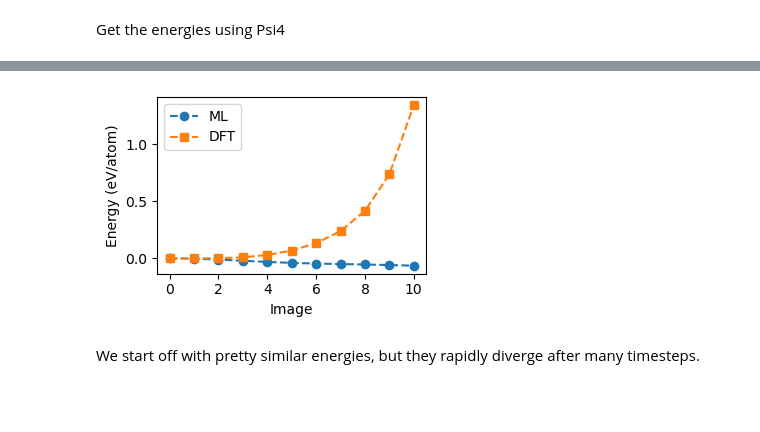
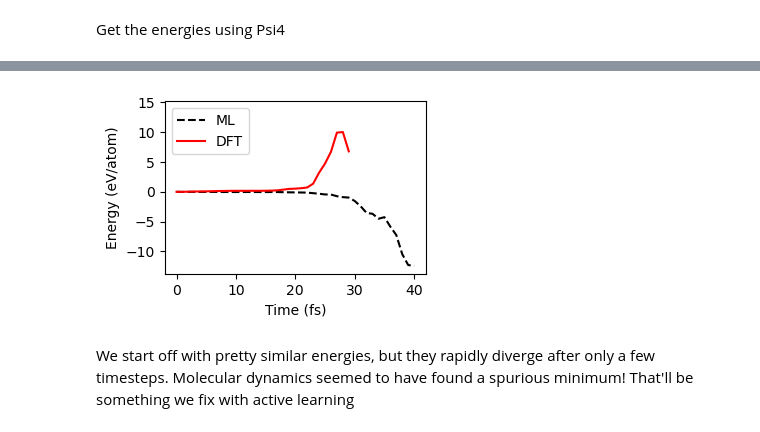
Before and after one commit to exalearn/fast-finetuned-forcefields, a Jupyter notebook: notebooks/psi4-integration/2_test-molecular-dynamics.ipynb, the cells around one changed output, grey strips where cells are left out. Cells and saved outputs as stored; diff of their text form; code cells hidden in the pictures; blank space fills up the shorter version.

```diff
--- a/notebooks/psi4-integration/2_test-molecular-dynamics.ipynb
+++ b/notebooks/psi4-integration/2_test-molecular-dynamics.ipynb
@@ -42,3 +42,4 @@ Wall time: 20.7 s
 # %%
-spk_calc = SpkCalculator(torch.load('starting-psi4-model', map_location='cpu'), energy='energy', forces='forces')
+%%time
+spk_calc = SpkCalculator(torch.load('test/best_model', map_location='cpu'), energy='energy', forces='forces')
 spk_eng = spk_calc.get_potential_energy(atoms)
@@ -53,6 +57,6 @@ Off by a 10s of meV, but that's OK for now
 The energies don't have to be accurate, it just has to make reasonable structures
 # %%
 %%time
-MaxwellBoltzmannDistribution(atoms, temperature_K=50)
-traj = run_dynamics(atoms, spk_calc, timestep=0.1, steps=100, log_interval=10)
+MaxwellBoltzmannDistribution(atoms, temperature_K=100)
+traj = run_dynamics(atoms, spk_calc, timestep=0.1, steps=1000, log_interval=25)
 # %% [output]
@@ -75,16 +83,16 @@ with warnings.catch_warnings():
 # %%
 fig, ax = plt.subplots(figsize=(3.5, 2.5))
 
 # Plot them normalized such that they start the same
-ax.plot(np.subtract(spk_energies, spk_energies[0]) / len(atoms), '--o', label='ML')
-ax.plot(np.subtract(psi4_energies, psi4_energies[0]) / len(atoms), '--s', label='DFT')
+ax.plot(np.subtract(spk_energies, psi4_energies[0]) / len(atoms), 'k--', label='ML')
+ax.plot(np.subtract(psi4_energies, psi4_energies[0]) / len(atoms), 'r-', label='DFT')
 
-ax.set_xlabel('Image')
+ax.set_xlabel('Time (fs)')
 ax.set_ylabel('Energy (eV/atom)')
 
 ax.legend()
 fig.tight_layout()
 # %% [output]
-[figure, old version]
+[figure, new version]
 # %% [markdown]
-We start off with pretty similar energies, but they rapidly diverge after many timesteps.
+We start off with pretty similar energies, but they rapidly diverge after only a few timesteps. Molecular dynamics seemed to have found a spurious minimum! That'll be something we fix with active learning
```
Also changed, not shown: parts of 6 cells of this notebook, 2 other files.
